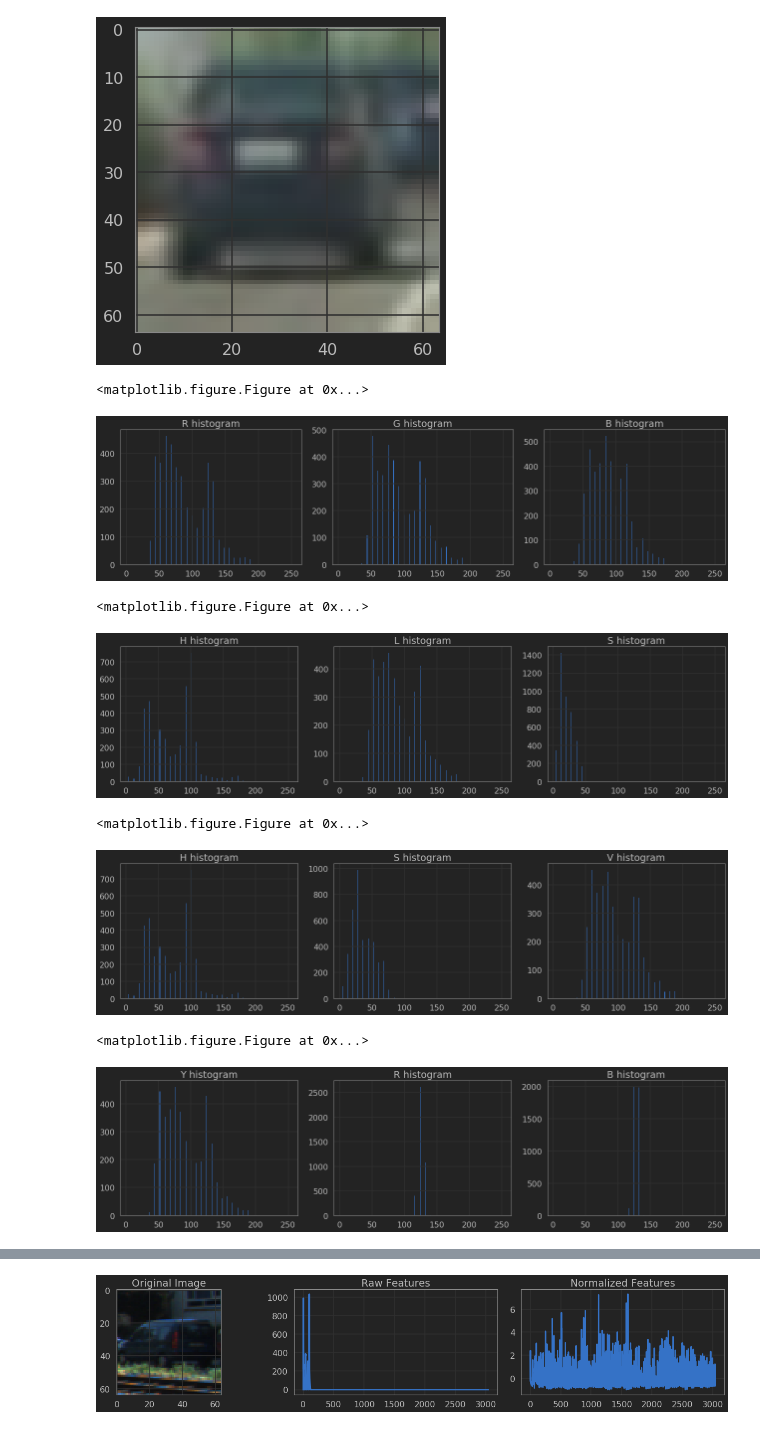
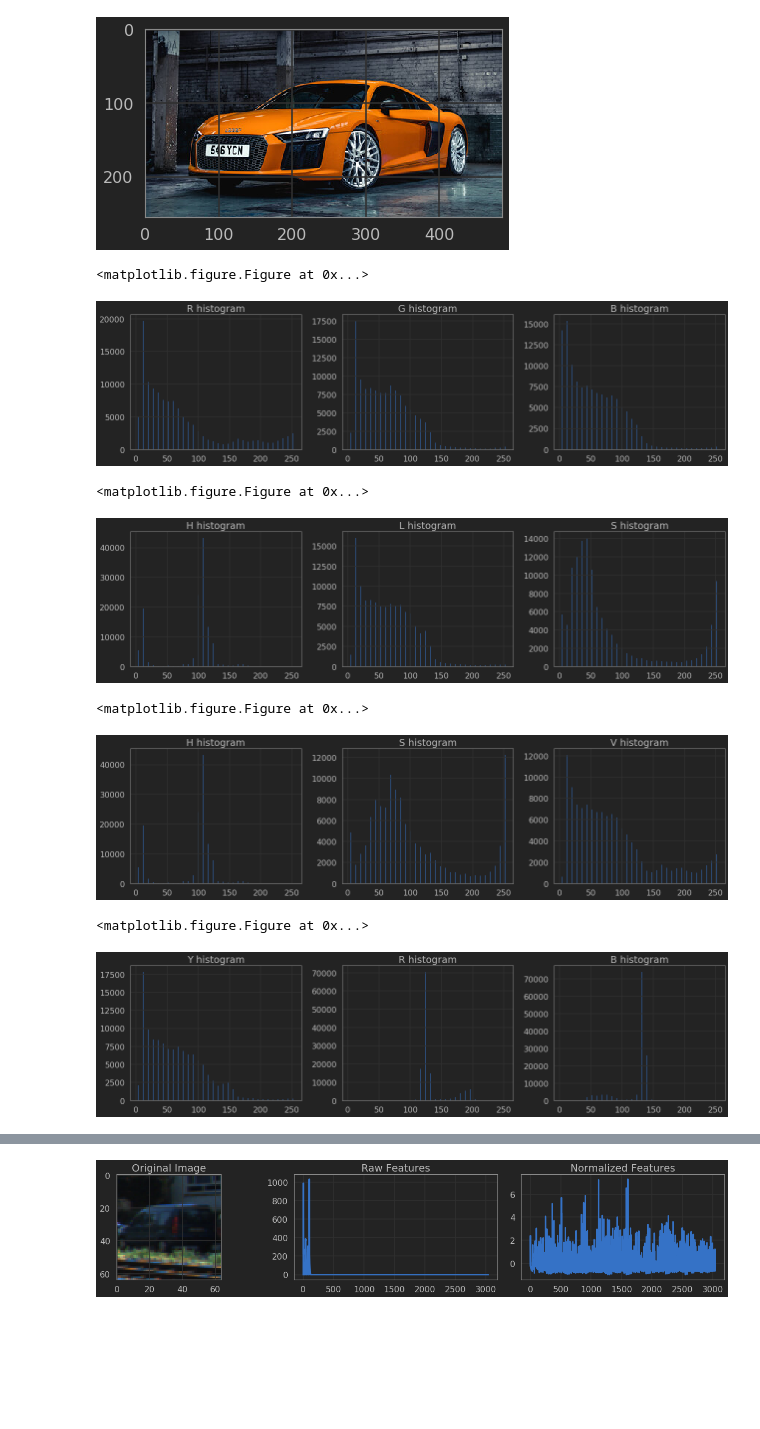
Before and after one commit to DrClick/SDC, a Jupyter notebook: sdc/project_5/scratch.ipynb, the cells around one changed output, grey strips where cells are left out. Drawn from its saved outputs; the diff is of its cells as text; code cells hidden in the pictures; blank space fills up the shorter version.

```diff
--- a/sdc/project_5/scratch.ipynb
+++ b/sdc/project_5/scratch.ipynb
@@ -33,14 +33,14 @@ sns.set_context("poster")
 # plt.style.use('fivethirtyeight')
 warnings.filterwarnings("ignore")
 # %%
-car = imread("r8.jpg")
+r8 = imread("r8.jpg")
 hotdog = imread("hot_dog.png")
 plt.figure(figsize=(18,5))
+plt.subplot(121)
 plt.title("car")
-plt.subplot(121)
-plt.imshow(car)
+plt.imshow(r8)
+plt.subplot(122)
 plt.title("not a car")
-plt.subplot(122)
 plt.imshow(hotdog)
 # %% [output]
 <matplotlib.image.AxesImage at 0x...>
@@ -74,40 +74,40 @@ imsave("example_notacar.png", notacar)
 {'n_cars': 8792, 'n_notcars': 8968, 'image_shape': (64, 64, 3), 'data_type': dtype('uint8')}
 # %%
 #lets look at the saturtion channel
-test_image = car
+test_image = r8
 plt.imshow(test_image)
 test_image_hls = cv2.cvtColor(test_image, cv2.COLOR_RGB2HLS)
 test_image_hsv = cv2.cvtColor(test_image, cv2.COLOR_RGB2HSV)
 test_image_crayon = cv2.cvtColor(test_image, cv2.COLOR_RGB2YCrCb)
 
 def show_histogram(image, title):
     #extract histogram features
     histogram_data = color_hist(image)
     plt.figure(figsize=(18,5))
     for i in range(3):
         data, points = histogram_data[i]
         plt.subplot(131 + i)
         plt.bar(points, data)
         plt.title(title[i] + " histogram")
     plt.tight_layout()
     plt.show()
 
 plt.figure(figsize=(18,5))
 show_histogram(test_image, "RGB")
 plt.figure(figsize=(18,5))
 show_histogram(test_image_hls, "HLS")
 plt.figure(figsize=(18,5))
 show_histogram(test_image_hsv, "HSV")
 plt.figure(figsize=(18,5))
 show_histogram(test_image_crayon, "YRB")
 # %% [output]
-[figure, old version]
+[figure, new version]
 <matplotlib.figure.Figure at 0x...>
-[figure, old version]
+[figure, new version]
 <matplotlib.figure.Figure at 0x...>
-[figure, old version]
+[figure, new version]
 <matplotlib.figure.Figure at 0x...>
-[figure, old version]
+[figure, new version]
 <matplotlib.figure.Figure at 0x...>
-[figure, old version]
+[figure, new version]
 # %%
```
Also changed, not shown: parts of 3 cells of this notebook, 10 other files.
